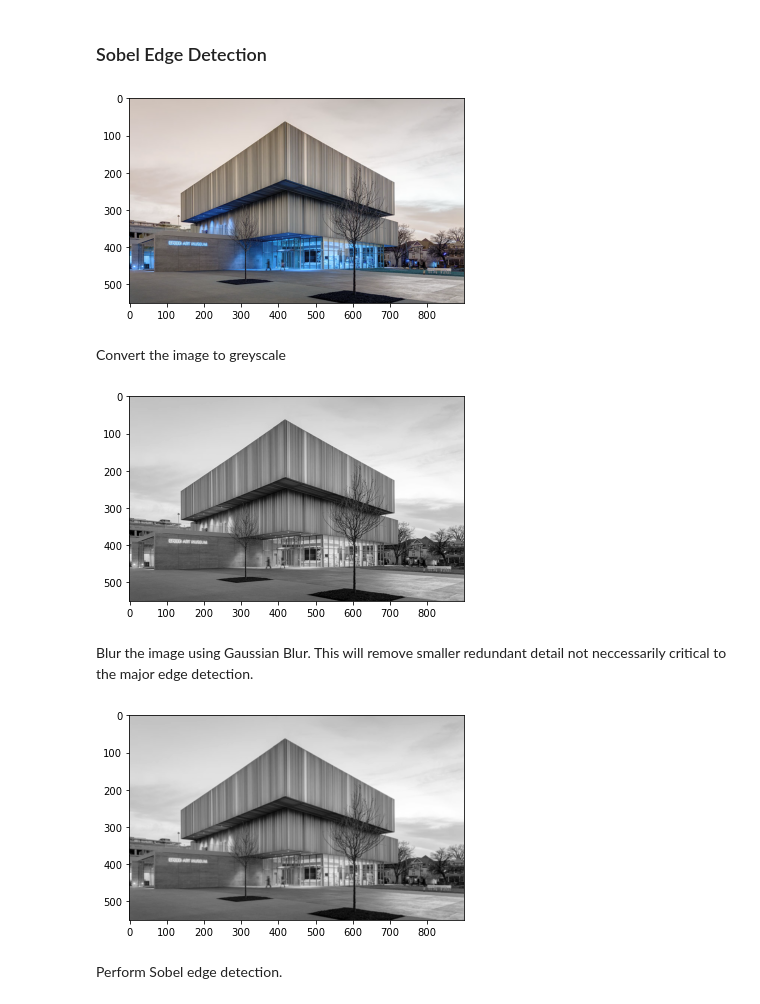
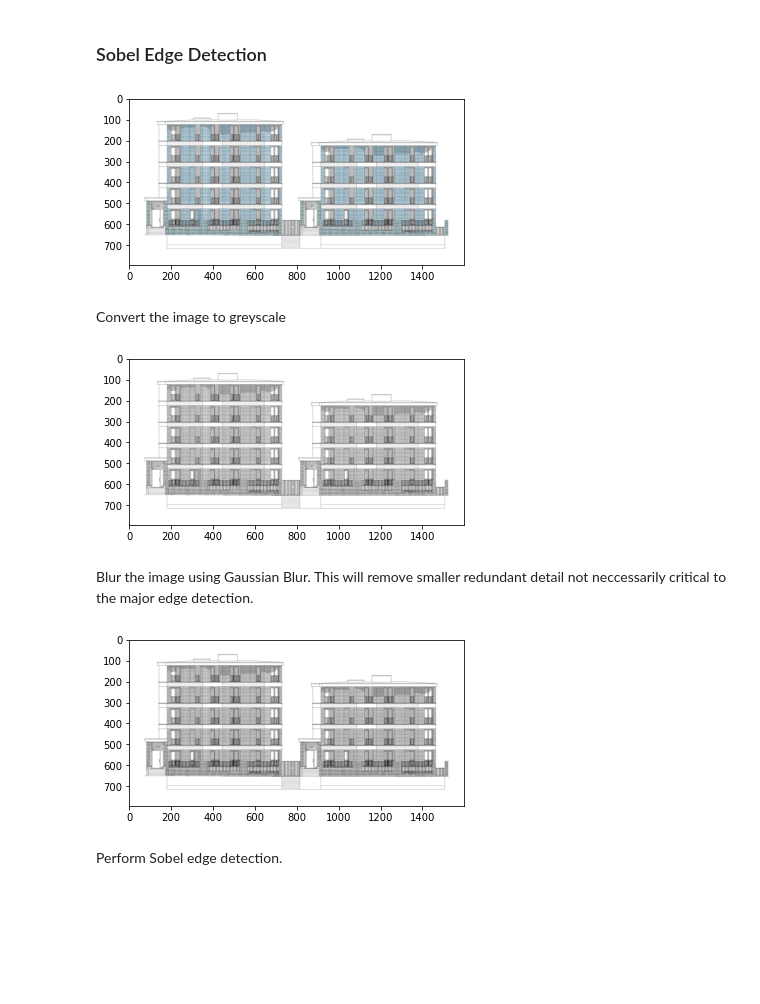
Before and after one commit to trav-d13/tutoring, a Jupyter notebook: notebooks/architecture_exploration.ipynb, the cells around one changed output. Saved outputs shown, nothing was run; the diff lists cells and outputs as text; code cells hidden in the pictures; blank space fills up the shorter version.

```diff
--- a/notebooks/architecture_exploration.ipynb
+++ b/notebooks/architecture_exploration.ipynb
@@ -10,11 +10,11 @@ The purpose of this notebook is to apply existing edge detection algorithms to d
 # %% [markdown]
 ### Sobel Edge Detection
 # %%
-img = cv2.imread('architecture_cache/architecture_ex_01.jpg')
+img = cv2.imread('architecture_cache/architecture_ex_02.jpg')
 plt.imshow(img)
 plt.show()
 # %% [output]
-[figure, old version]
+[figure, new version]
 # %% [markdown]
 Convert the image to greyscale
 # %%
@@ -22,7 +22,7 @@ img_gray = cv2.cvtColor(img, cv2.COLOR_BGR2GRAY)
 plt.imshow(img_gray, cmap='gray')
 plt.show()
 # %% [output]
-[figure, old version]
+[figure, new version]
 # %% [markdown]
 Blur the image using Gaussian Blur.
 This will remove smaller redundant detail not neccessarily critical to the major edge detection.
@@ -31,7 +31,7 @@ img_blur = cv2.GaussianBlur(img_gray, (3,3), 0)
 plt.imshow(img_blur, cmap='gray')
 plt.show()
 # %% [output]
-[figure, old version]
+[figure, new version]
 # %% [markdown]
 Perform Sobel edge detection.
 # %%
```
Also changed, not shown: parts of 4 cells of this notebook, 4 other files.
